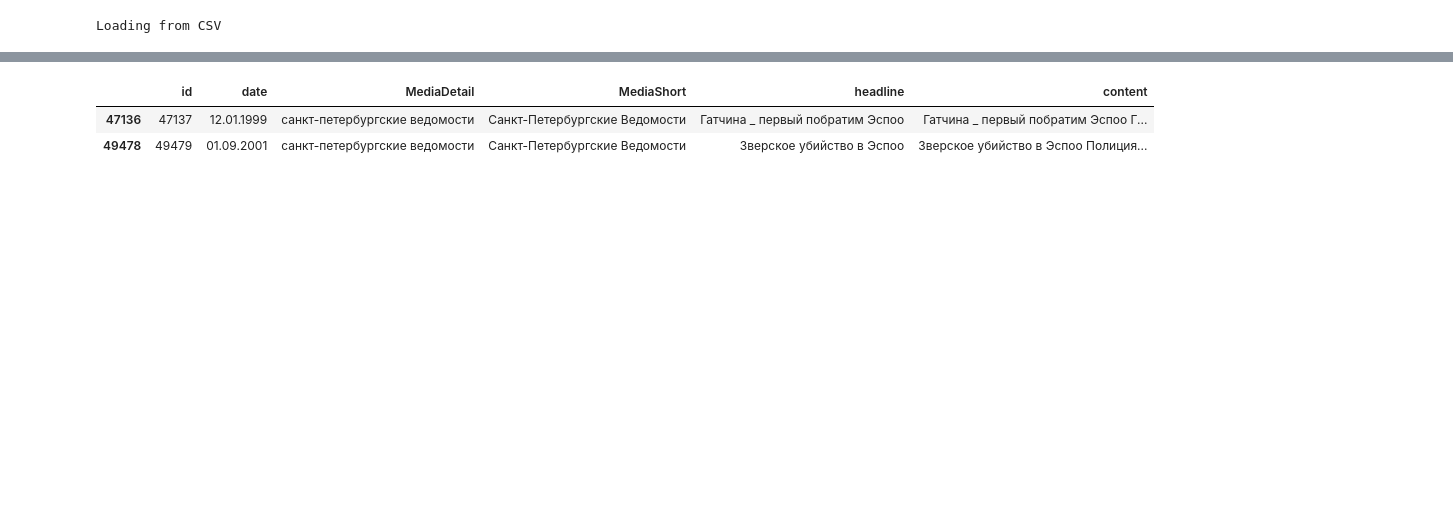
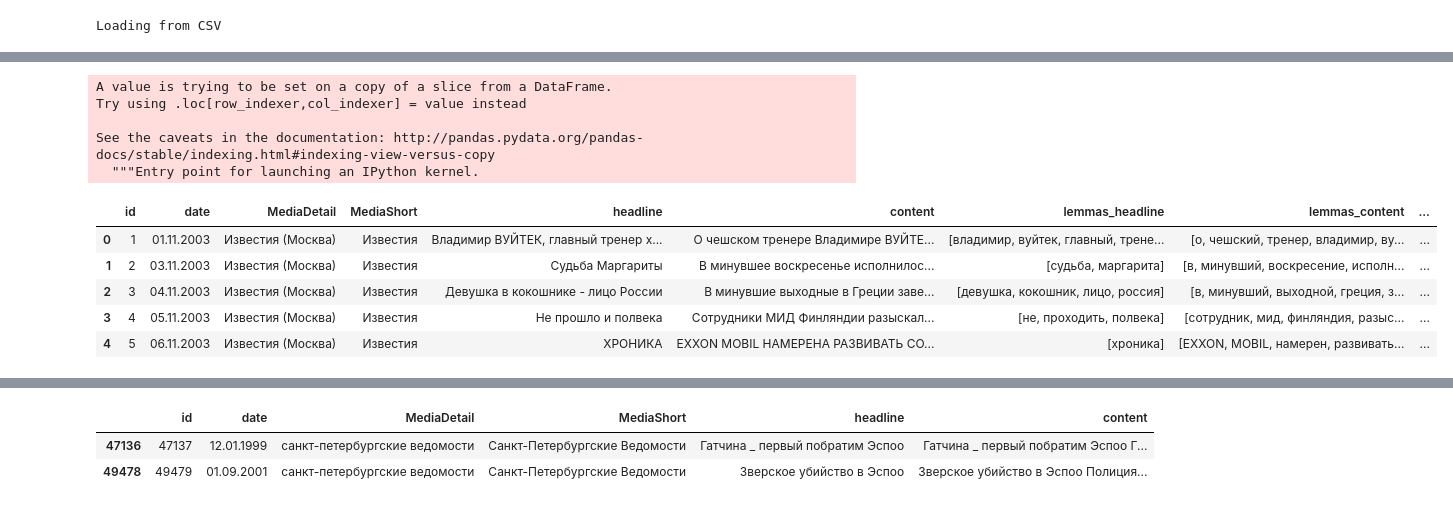
Before and after one commit to dhh18/finland_russia, a Jupyter notebook: Integrum - Processing.ipynb, the cells around one changed output, grey strips where cells are left out. Cells and saved outputs as stored; diff of their text form; code cells hidden in the pictures; blank space fills up the shorter version.

Commit message:
some topics data and all integrum and yle fi processing files

```diff
--- a/Integrum - Processing.ipynb
+++ b/Integrum - Processing.ipynb
@@ -42,12 +68,13 @@ Loading from CSV
 # %%
 # Lemmatization functions:
-stop_words = stopwords.words('russian') + list(string.punctuation)
+stop_words = stopwords.words('russian') + list(string.punctuation) + ['»','«']
 m = Mystem()
+integer_regex = re.compile('^[-+]?[0-9]+$')
 
 def tokenize_text(text):
     word_tokens = word_tokenize(text)
-    filtered_sentence = [w for w in word_tokens if not w in stop_words]
-    return filtered_sentence
+    tokenized_sentence = [w for w in word_tokens if not w in stop_words and not integer_regex.match(w)]
+    return tokenized_sentence
 
 def lemmatize_text(text):
     return [m.lemmatize(w)[0] for w in text]
@@ -71,0 +86,3 @@ lemmas.to_csv('/var/www/html/work/compressed/data/russia_finland/processed/integ
+# %%
+data['tokens_content'] = data.content.apply(tokenize_text)
+data['tokens_headline'] = data.headline.apply(tokenize_text)
@@ -71,0 +91,21 @@ lemmas.to_csv('/var/www/html/work/compressed/data/russia_finland/processed/integ
+# %%
+# Filter by local and federal media
+# Local media -
+# Federal media - Известия Коммерсантъ Комсомольская правда Независимая газета Российская газета
+
+# Create 2 data frames - one with federal media and one with regional media
+# Save them to separate CSVs
+
+federal_filter = ['Известия', 'Коммерсантъ', 'Комсомольская Правда',
+       'Независимая Газета', 'Российская Газета']
+
+local_filter = ['Деловой Петербург',
+       'Санкт-Петербургские Ведомости', 'Карелия (Петрозаводск)',
+       'Карельская губерния (Петрозаводск)',
+       'Коммерсантъ (Санкт-Петербург)']
+
+integrum_federal = data[data['MediaShort'].isin(federal_filter)]
+integrum_local = data[data['MediaShort'].isin(local_filter)]
+
+integrum_federal.to_csv('data/processed/integrum_federal.csv', header = True, index = False)
+integrum_local.to_csv('data/processed/integrum_local.csv', header = True, index = False)
@@ -71,0 +143,6 @@ lemmas.to_csv('/var/www/html/work/compressed/data/russia_finland/processed/integ
+# %%
+# lemmatize content:
+integrum_federal['lemmas_content'] = integrum_federal.tokens_content.apply(lemmatize_text)
+
+# lemmatize headlines:
+integrum_federal['lemmas_headline'] = integrum_federal.tokens_headline.apply(lemmatize_text)
@@ -71,0 +216,15 @@ lemmas.to_csv('/var/www/html/work/compressed/data/russia_finland/processed/integ
+# %%
+integrum_federal['year'] = integrum_federal['date'].apply(lambda s: datetime.strptime(s[:10], '%d.%m.%Y').year)
+integrum_federal.iloc[:5]
+# %% [output]
+A value is trying to be set on a copy of a slice from a DataFrame.
+Try using .loc[row_indexer,col_indexer] = value instead
+
+See the caveats in the documentation: http://pandas.pydata.org/pandas-docs/stable/indexing.html#indexing-view-versus-copy
+  """Entry point for launching an IPython kernel.
+|  | id | date | MediaDetail | MediaShort | headline | content | lemmas_headline | lemmas_content | ... |
+| 0 | 1 | 01.11.2003 | Известия (Москва) | Известия | Владимир ВУЙТЕК, главный тренер х... | О чешском тренере Владимире ВУЙТЕ... | [владимир, вуйтек, главный, трене... | [о, чешский, тренер, владимир, ву... | ... |
+| 1 | 2 | 03.11.2003 | Известия (Москва) | Известия | Судьба Маргариты | В минувшее воскресенье исполнилос... | [судьба, маргарита] | [в, минувший, воскресение, исполн... | ... |
+| 2 | 3 | 04.11.2003 | Известия (Москва) | Известия | Девушка в кокошнике - лицо России | В минувшие выходные в Греции заве... | [девушка, кокошник, лицо, россия] | [в, минувший, выходной, греция, з... | ... |
+| 3 | 4 | 05.11.2003 | Известия (Москва) | Известия | Не прошло и полвека | Сотрудники МИД Финляндии разыскал... | [не, проходить, полвека] | [сотрудник, мид, финляндия, разыс... | ... |
+| 4 | 5 | 06.11.2003 | Известия (Москва) | Известия | ХРОНИКА | EXXON MOBIL НАМЕРЕНА РАЗВИВАТЬ СО... | [хроника] | [EXXON, MOBIL, намерен, развивать... | ... |
```
Also changed, not shown: parts of 26 cells of this notebook, 13 other files.
